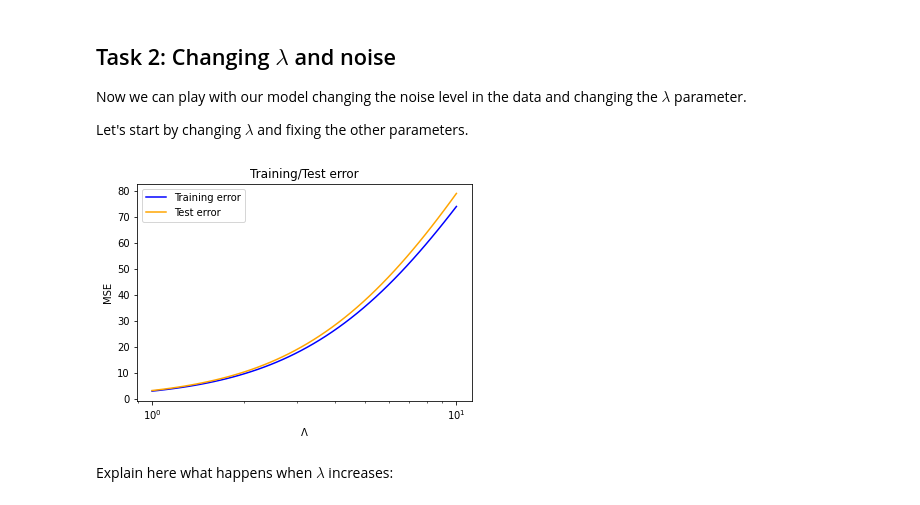
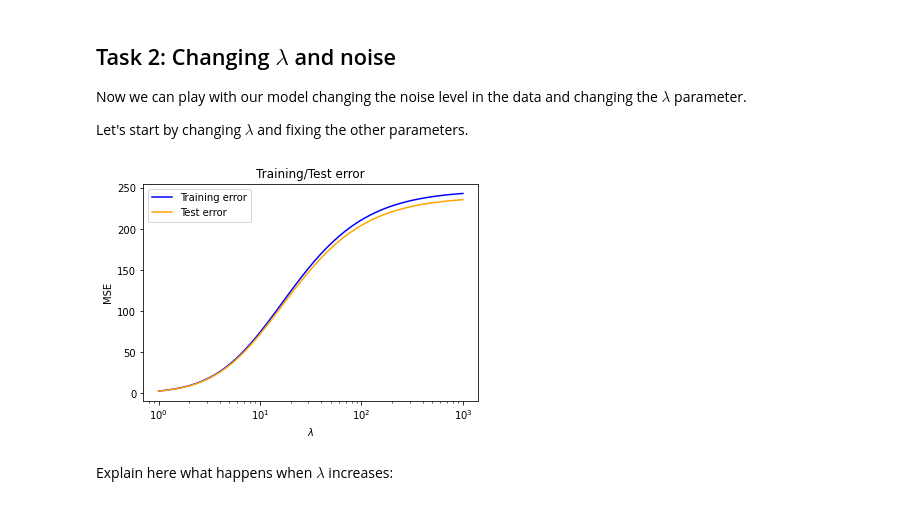
Before and after one commit to invzz/ML_LAB, a Jupyter notebook: lab3_RLS.ipynb, the cells around one changed output. Cells and saved outputs as stored; diff of their text form; code cells hidden in the pictures.

```diff
--- a/lab3_RLS.ipynb
+++ b/lab3_RLS.ipynb
@@ -155,35 +152,35 @@ noise_std = 0.1
 
 # Data generation
 Xtr, Ytr = linearRegrFunction(n, D, low_D, high_D, w, noise_std)
 Xte, Yte = linearRegrFunction(n, D, low_D, high_D, w, noise_std)
 
-lam_list = np.logspace(1e-8, 1.0, 50)
+lam_list = np.logspace(1e-8, 3, 50)
 tr_err = []
 te_err = []
 
 for lam in lam_list:
 
     # Train RLS
     best_w = regularizedLSTrain(Xtr, Ytr, lam)
     # Compute predictions on training and test set
     Ytr_pred = regularizedLSTest(best_w, Xtr)
     Yte_pred = regularizedLSTest(best_w, Xte)
     # Compute training and test error and store them on tr_err and te_err
     train_err = calcError(Ytr_pred, Ytr)
     test_err = calcError(Yte_pred, Yte)
     tr_err.append(train_err)
     te_err.append(test_err)
 
 # Plot training and test error
 _, ax = plt.subplots()
 ax.set_title("Training/Test error")
 ax.plot(lam_list, tr_err, '-', c="blue", label="Training error")
 ax.plot(lam_list, te_err, '-', c="orange", label="Test error")
 ax.legend(loc="best")
-ax.set_xlabel("$\Lambda$")
+ax.set_xlabel("$\lambda$")
 ax.set_ylabel("MSE")
 ax.set_xscale("log")
 # %% [output]
-[figure, old version]
+[figure, new version]
 # %% [markdown]
 Explain here what happens when $\lambda$ increases:
```
Also changed, not shown: parts of 7 cells of this notebook.
